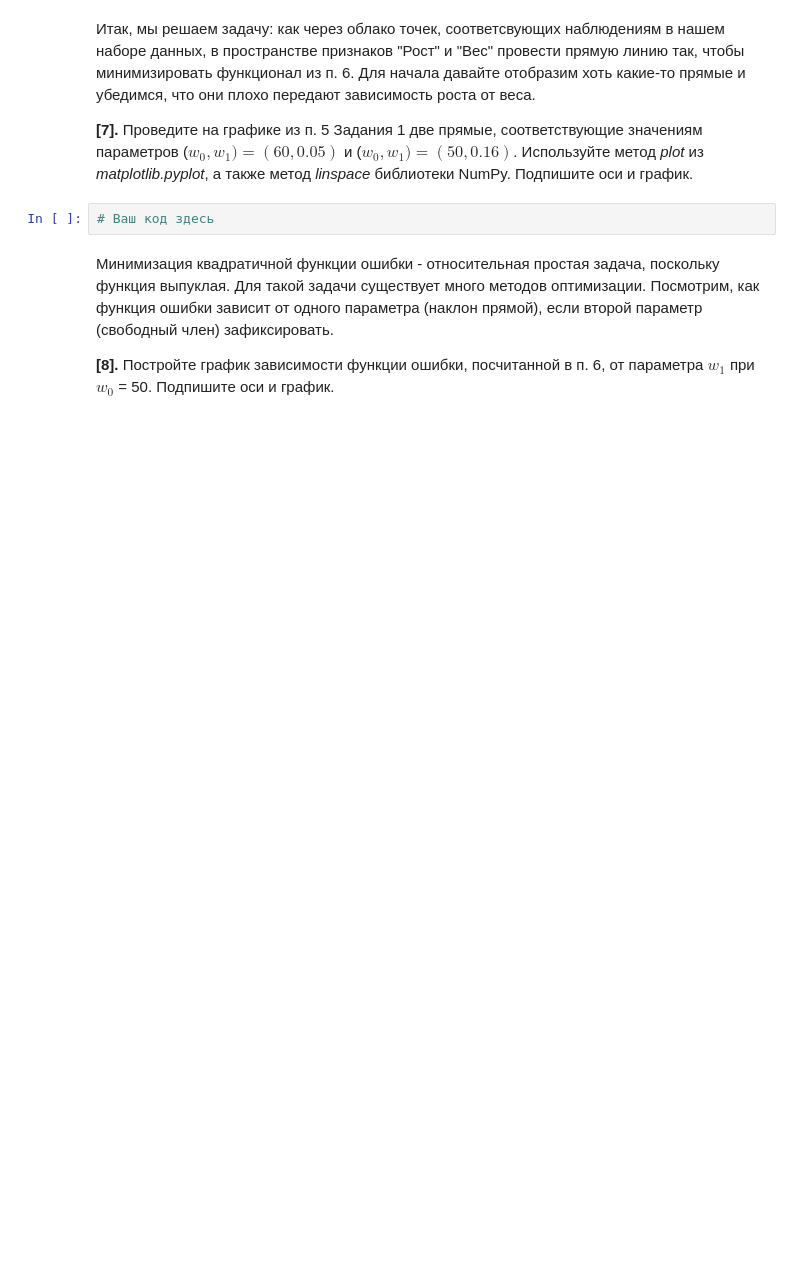
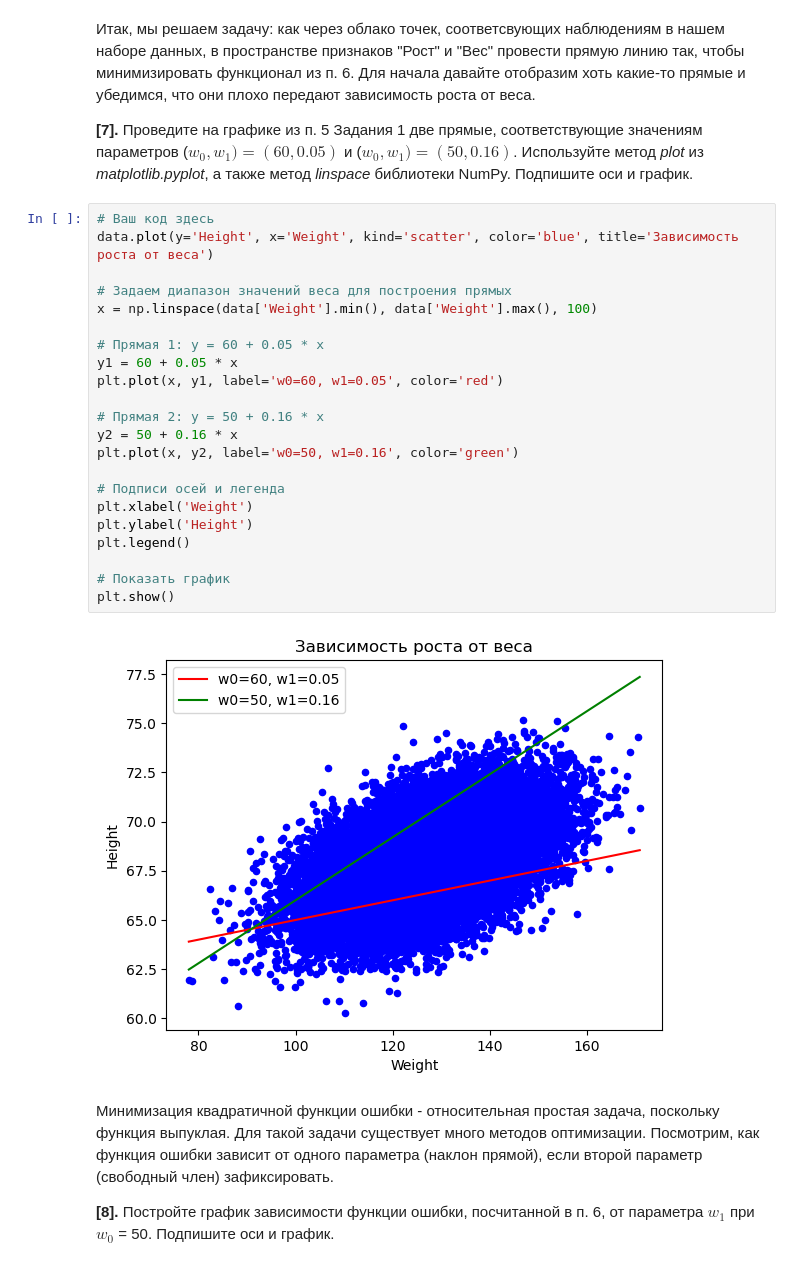
Before and after one commit to m3nandros/machine-learning-methods, a Jupyter notebook: Lab3/Лабораторная работа 3_1/weights_heights.ipynb, the cells around one changed output. Saved outputs shown, nothing was run; the diff lists cells and outputs as text; blank space fills up the shorter version.

```diff
--- a/Lab3/Лабораторная работа 3_1/weights_heights.ipynb
+++ b/Lab3/Лабораторная работа 3_1/weights_heights.ipynb
@@ -143,8 +154,30 @@ error(w_0, w_1) = 33076.84
 Итак, мы решаем задачу: как через облако точек, соответсвующих наблюдениям в нашем наборе данных, в пространстве признаков "Рост" и "Вес" провести прямую линию так, чтобы минимизировать функционал из п. 6. Для начала давайте отобразим хоть какие-то прямые и убедимся, что они плохо передают зависимость роста от веса.
 
 **[7].** Проведите на графике из п. 5 Задания 1 две прямые, соответствующие значениям параметров ($w_0, w_1) = (60, 0.05)$ и ($w_0, w_1) = (50, 0.16)$. Используйте метод *plot* из *matplotlib.pyplot*, а также метод *linspace* библиотеки NumPy. Подпишите оси и график.
-# %%
-# Ваш код здесь
+# %%
+# Ваш код здесь
+data.plot(y='Height', x='Weight', kind='scatter', color='blue', title='Зависимость роста от веса')
+
+# Задаем диапазон значений веса для построения прямых
+x = np.linspace(data['Weight'].min(), data['Weight'].max(), 100)
+
+# Прямая 1: y = 60 + 0.05 * x
+y1 = 60 + 0.05 * x
+plt.plot(x, y1, label='w0=60, w1=0.05', color='red')
+
+# Прямая 2: y = 50 + 0.16 * x
+y2 = 50 + 0.16 * x
+plt.plot(x, y2, label='w0=50, w1=0.16', color='green')
+
+# Подписи осей и легенда
+plt.xlabel('Weight')
+plt.ylabel('Height')
+plt.legend()
+
+# Показать график
+plt.show()
+# %% [output]
+[figure, added]
 # %% [markdown]
 Минимизация квадратичной функции ошибки - относительная простая задача, поскольку функция выпуклая. Для такой задачи существует много методов оптимизации. Посмотрим, как функция ошибки зависит от одного параметра (наклон прямой), если второй параметр (свободный член) зафиксировать.
 
```
Also changed, not shown: parts of 22 cells of this notebook, 4 other files.
